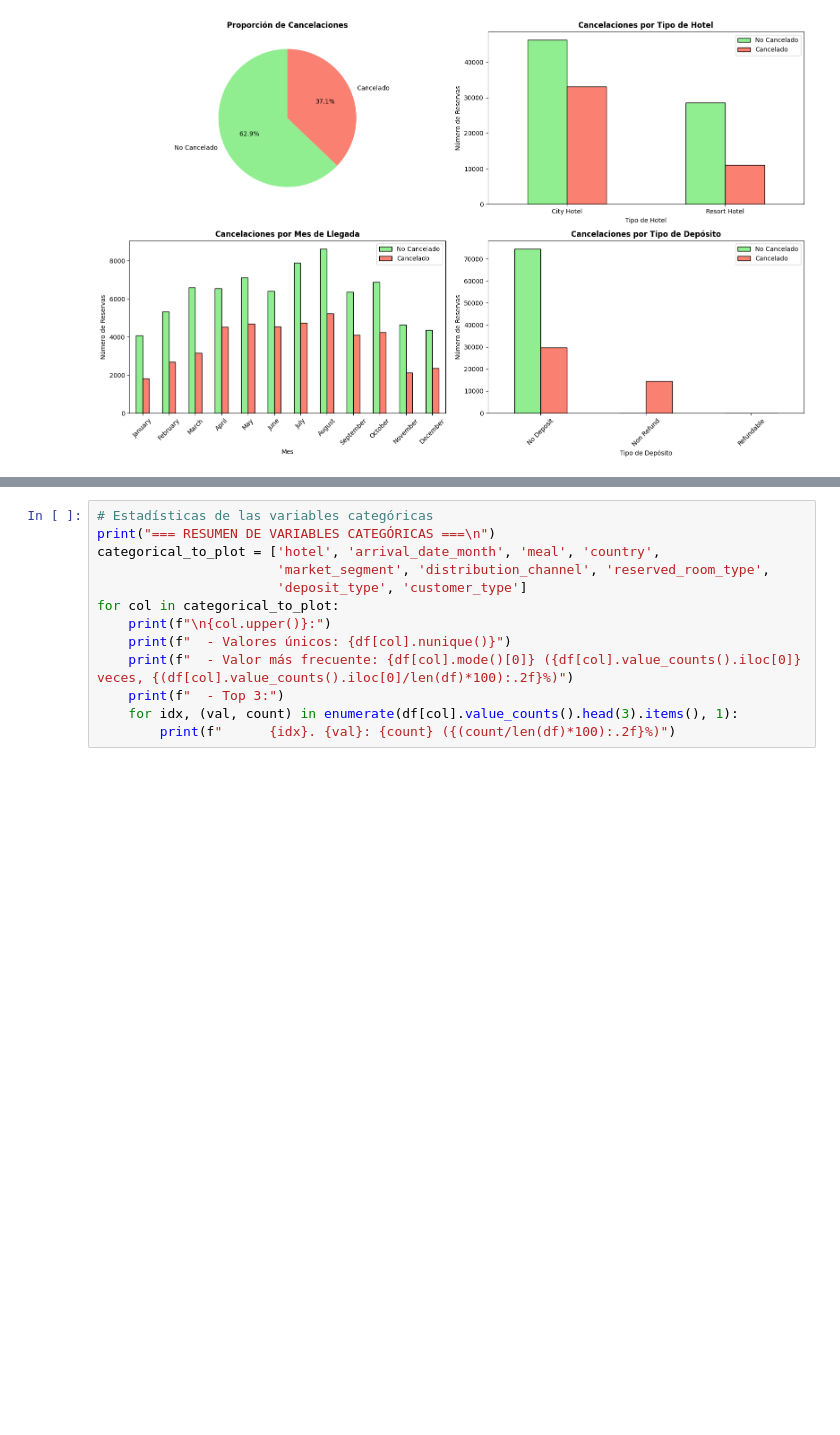
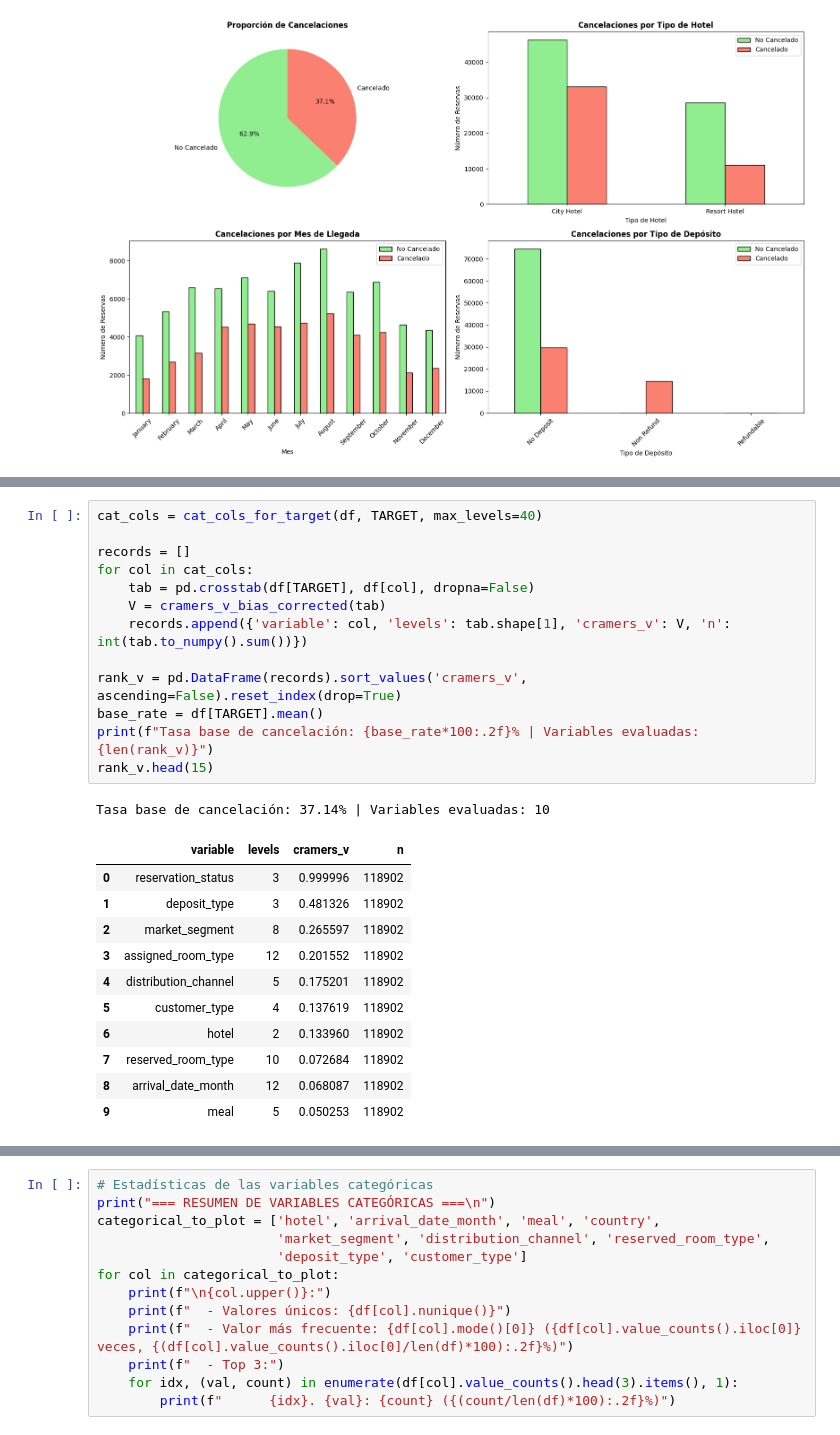
Before and after one commit to acascanzal/EDA-TCD, a Jupyter notebook: main.ipynb, the cells around one changed output, grey strips where cells are left out. Cells and saved outputs as stored; diff of their text form; blank space fills up the shorter version.

```diff
--- a/main.ipynb
+++ b/main.ipynb
@@ -427,0 +451,26 @@ Lead time medio: 104.31 días
+# %%
+cat_cols = cat_cols_for_target(df, TARGET, max_levels=40)
+
+records = []
+for col in cat_cols:
+    tab = pd.crosstab(df[TARGET], df[col], dropna=False)
+    V = cramers_v_bias_corrected(tab)
+    records.append({'variable': col, 'levels': tab.shape[1], 'cramers_v': V, 'n': int(tab.to_numpy().sum())})
+
+rank_v = pd.DataFrame(records).sort_values('cramers_v', ascending=False).reset_index(drop=True)
+base_rate = df[TARGET].mean()
+print(f"Tasa base de cancelación: {base_rate*100:.2f}% | Variables evaluadas: {len(rank_v)}")
+rank_v.head(15)
+# %% [output]
+Tasa base de cancelación: 37.14% | Variables evaluadas: 10
+|  | variable | levels | cramers_v | n |
+| 0 | reservation_status | 3 | 0.999996 | 118902 |
+| 1 | deposit_type | 3 | 0.481326 | 118902 |
+| 2 | market_segment | 8 | 0.265597 | 118902 |
+| 3 | assigned_room_type | 12 | 0.201552 | 118902 |
+| 4 | distribution_channel | 5 | 0.175201 | 118902 |
+| 5 | customer_type | 4 | 0.137619 | 118902 |
+| 6 | hotel | 2 | 0.133960 | 118902 |
+| 7 | reserved_room_type | 10 | 0.072684 | 118902 |
+| 8 | arrival_date_month | 12 | 0.068087 | 118902 |
+| 9 | meal | 5 | 0.050253 | 118902 |
```
Also changed, not shown: parts of 21 cells of this notebook.
